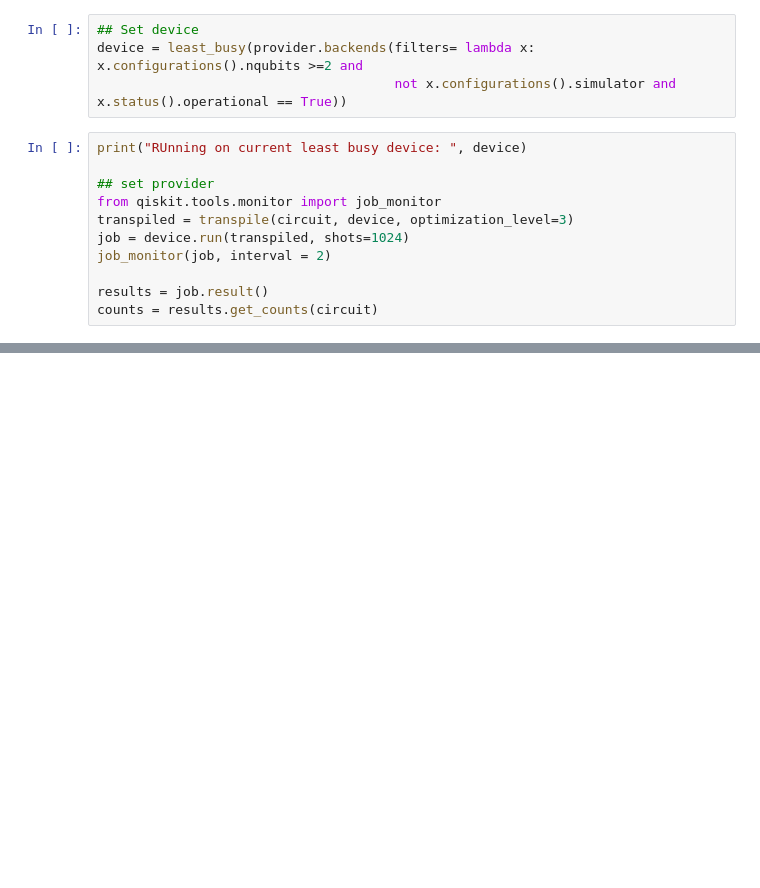
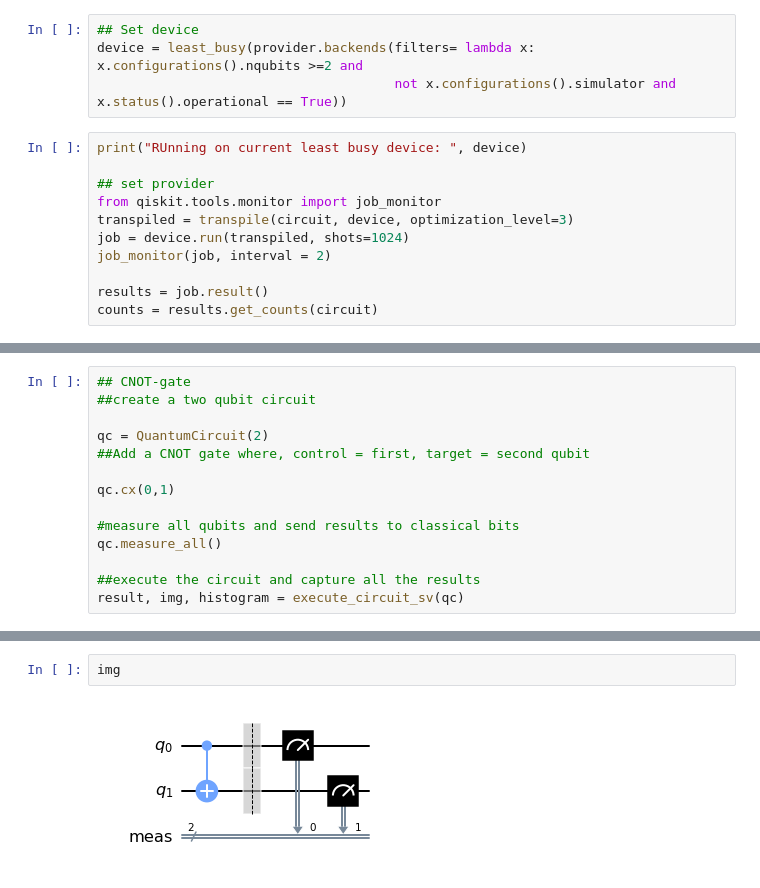
Before and after one commit to MADjnr/Quantum_projectsQ-, a Jupyter notebook: constructing classical gates using quantum.ipynb, the cells around one changed output, grey strips where cells are left out. Drawn from its saved outputs; the diff is of its cells as text; blank space fills up the shorter version.

```diff
--- a/constructing classical gates using quantum.ipynb
+++ b/constructing classical gates using quantum.ipynb
@@ -195,0 +271,14 @@ counts = results.get_counts(circuit)
+# %%
+## CNOT-gate
+##create a two qubit circuit
+
+qc = QuantumCircuit(2)
+##Add a CNOT gate where, control = first, target = second qubit
+
+qc.cx(0,1)
+
+#measure all qubits and send results to classical bits
+qc.measure_all()
+
+##execute the circuit and capture all the results
+result, img, histogram = execute_circuit_sv(qc)
@@ -195,0 +290,4 @@ counts = results.get_counts(circuit)
+# %%
+img
+# %% [output]
+[figure, added]
```
Also changed, not shown: parts of 10 cells of this notebook.
